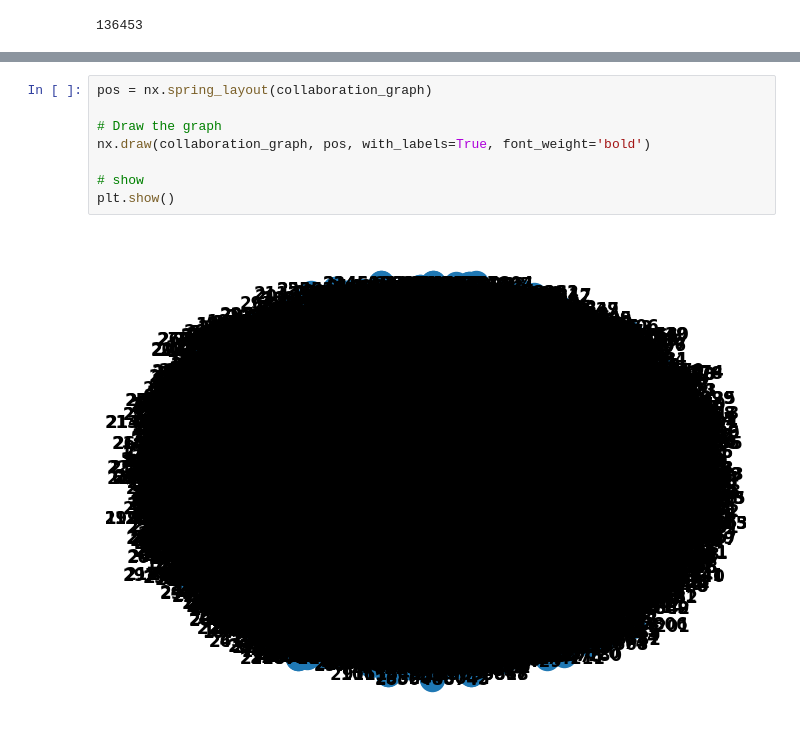
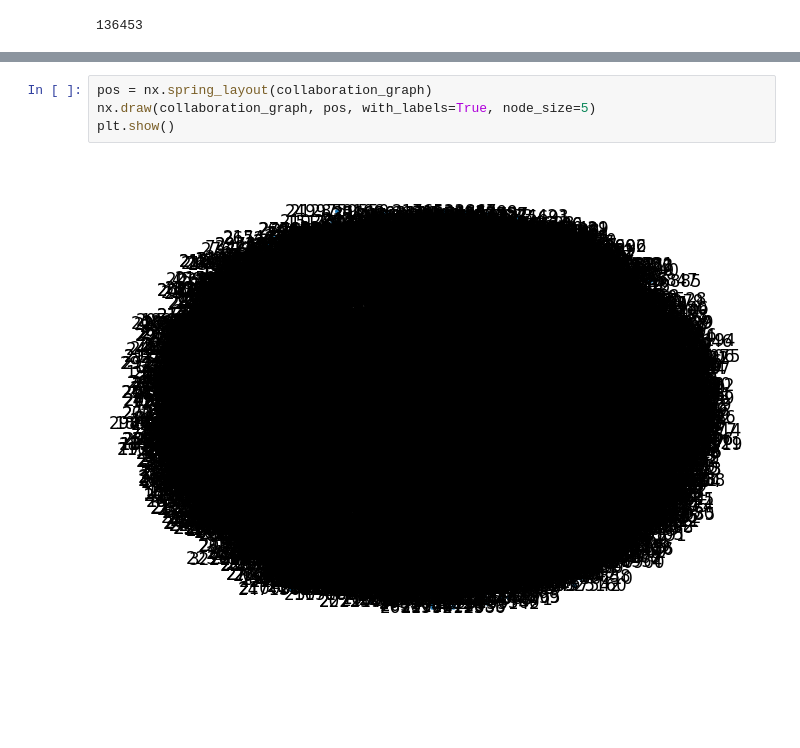
Before and after one commit to diego-ciciani01/ADM---HW5, a Jupyter notebook: main_es1.ipynb, the cells around one changed output, grey strips where cells are left out. Cells and saved outputs as stored; diff of their text form; blank space fills up the shorter version.

```diff
--- a/main_es1.ipynb
+++ b/main_es1.ipynb
@@ -207,10 +239,6 @@ collaboration_graph.size()
 # %%
 pos = nx.spring_layout(collaboration_graph)
-
-# Draw the graph
-nx.draw(collaboration_graph, pos, with_labels=True, font_weight='bold')
-
-# show
+nx.draw(collaboration_graph, pos, with_labels=True, node_size=5)
 plt.show()
 # %% [output]
-[figure, old version]
+[figure, new version]
```
Also changed, not shown: parts of 9 cells of this notebook.
